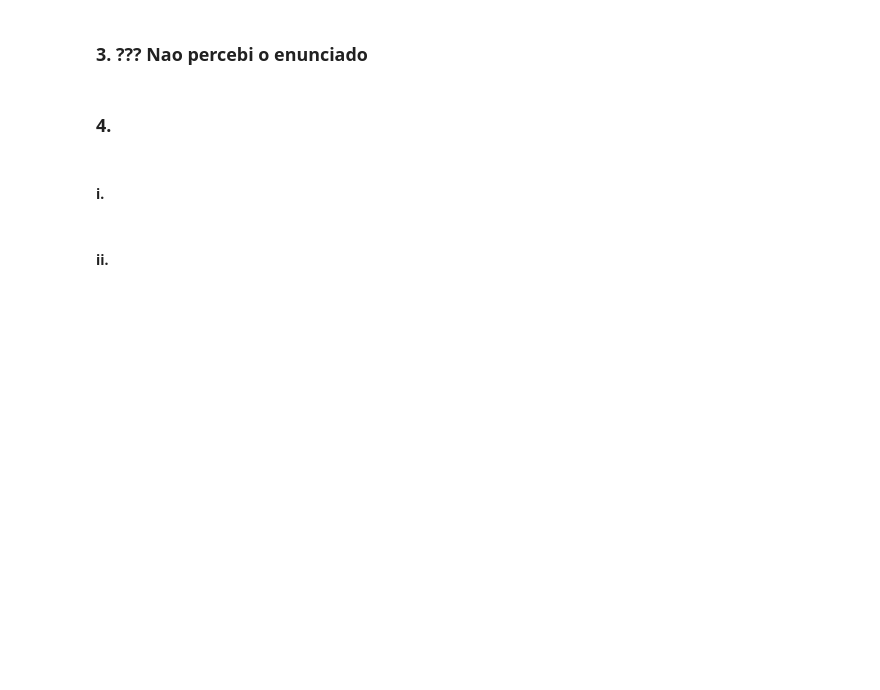
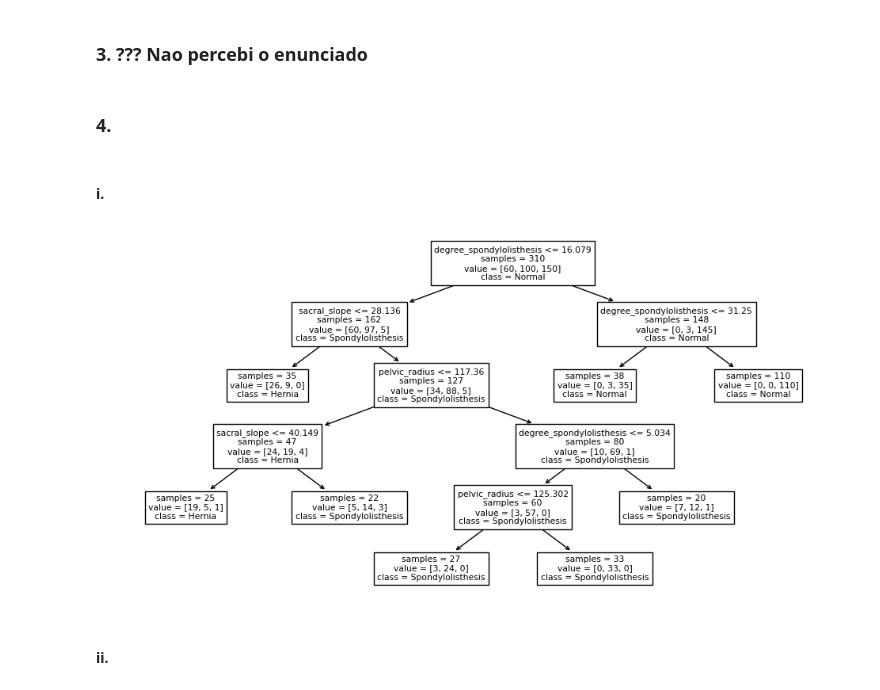
Before and after one commit to Rua-Gouveia-Alliance/ap_homeworks, a Jupyter notebook: homework_1/homework1.ipynb, the cells around one changed output. Cells and saved outputs as stored; diff of their text form; code cells hidden in the pictures; blank space fills up the shorter version.

```diff
--- a/homework_1/homework1.ipynb
+++ b/homework_1/homework1.ipynb
@@ -79,8 +79,14 @@ plt.show()
 #### i.
 # %%
 
-# Creating the tree using all available data
-predictor = tree.DecisionTreeClassifier(max_depth=depth)
+# Creating the tree using all available data and ensuring that each leaf has a minimum of 20 individuals
+predictor = tree.DecisionTreeClassifier(min_samples_leaf=20)
 predictor.fit(X, y)
+
+figure = plt.figure(figsize=(12, 6))
+tree.plot_tree(predictor, feature_names=X.columns.values, class_names=y.unique(), impurity=False)
+plt.show()
+# %% [output]
+[figure, added]
 # %% [markdown]
 #### ii.
```
Also changed, not shown: parts of 1 cell of this notebook.
